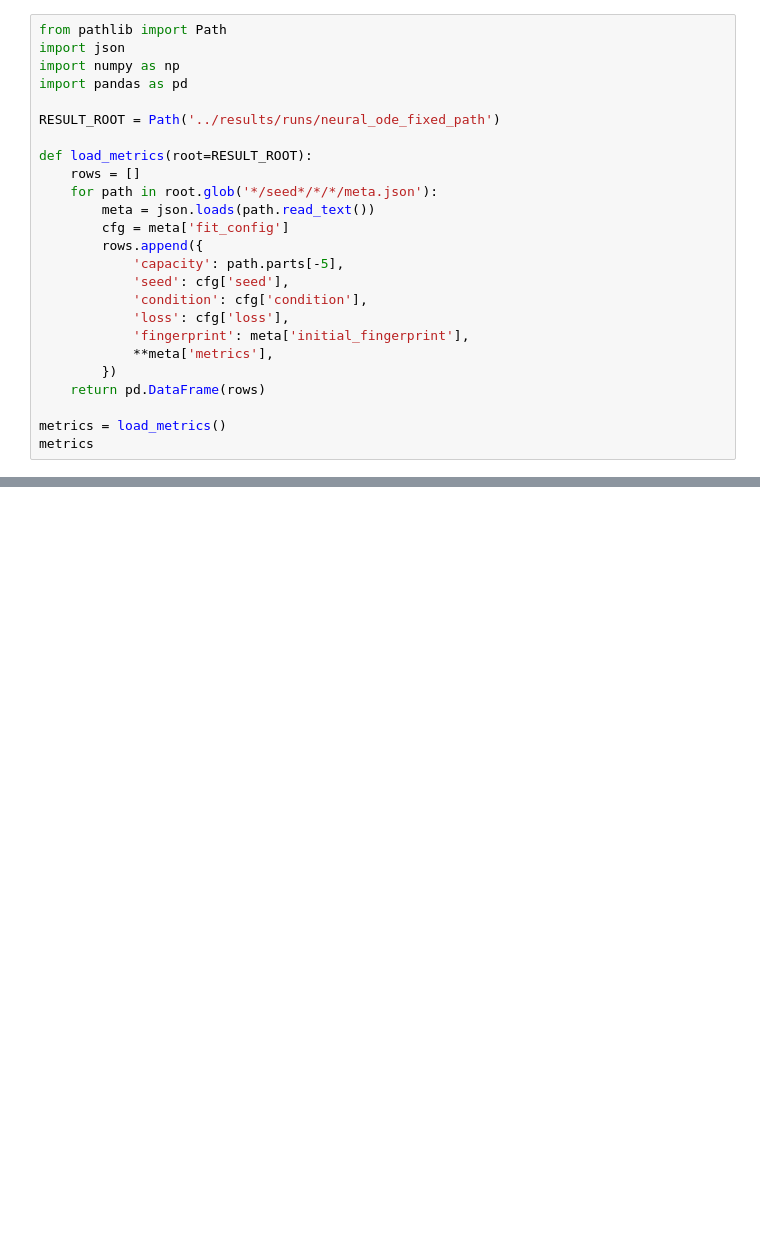
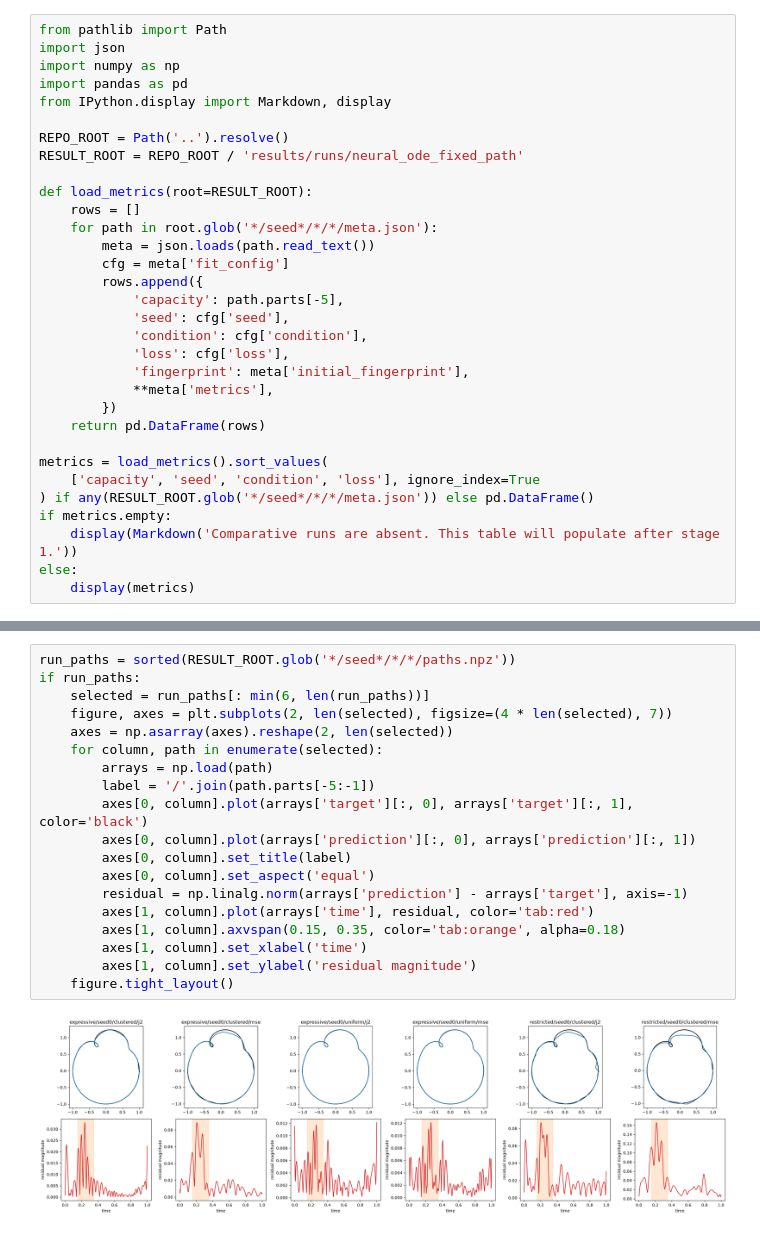
Before and after one commit to davinhpqiu/pathwise-loss, a Jupyter notebook: notebooks/05_neural_ode_path.ipynb, the cells around one changed output, grey strips where cells are left out. Drawn from its saved outputs; the diff is of its cells as text; blank space fills up the shorter version.

Commit message:
Prepare 10k fixed-path signature pilot

```diff
--- a/notebooks/05_neural_ode_path.ipynb
+++ b/notebooks/05_neural_ode_path.ipynb
@@ -45,8 +733,10 @@ from pathlib import Path
 import json
 import numpy as np
 import pandas as pd
+from IPython.display import Markdown, display
 
-RESULT_ROOT = Path('../results/runs/neural_ode_fixed_path')
+REPO_ROOT = Path('..').resolve()
+RESULT_ROOT = REPO_ROOT / 'results/runs/neural_ode_fixed_path'
 
 def load_metrics(root=RESULT_ROOT):
     rows = []
@@ -63,5 +753,10 @@ def load_metrics(root=RESULT_ROOT):
         })
     return pd.DataFrame(rows)
 
-metrics = load_metrics()
-metrics
+metrics = load_metrics().sort_values(
+    ['capacity', 'seed', 'condition', 'loss'], ignore_index=True
+) if any(RESULT_ROOT.glob('*/seed*/*/*/meta.json')) else pd.DataFrame()
+if metrics.empty:
+    display(Markdown('Comparative runs are absent. This table will populate after stage 1.'))
+else:
+    display(metrics)
@@ -67,0 +827,21 @@ metrics
+# %%
+run_paths = sorted(RESULT_ROOT.glob('*/seed*/*/*/paths.npz'))
+if run_paths:
+    selected = run_paths[: min(6, len(run_paths))]
+    figure, axes = plt.subplots(2, len(selected), figsize=(4 * len(selected), 7))
+    axes = np.asarray(axes).reshape(2, len(selected))
+    for column, path in enumerate(selected):
+        arrays = np.load(path)
+        label = '/'.join(path.parts[-5:-1])
+        axes[0, column].plot(arrays['target'][:, 0], arrays['target'][:, 1], color='black')
+        axes[0, column].plot(arrays['prediction'][:, 0], arrays['prediction'][:, 1])
+        axes[0, column].set_title(label)
+        axes[0, column].set_aspect('equal')
+        residual = np.linalg.norm(arrays['prediction'] - arrays['target'], axis=-1)
+        axes[1, column].plot(arrays['time'], residual, color='tab:red')
+        axes[1, column].axvspan(0.15, 0.35, color='tab:orange', alpha=0.18)
+        axes[1, column].set_xlabel('time')
+        axes[1, column].set_ylabel('residual magnitude')
+    figure.tight_layout()
+# %% [output]
+[figure, added]
```
Also changed, not shown: parts of 30 cells of this notebook, 10 other files.
